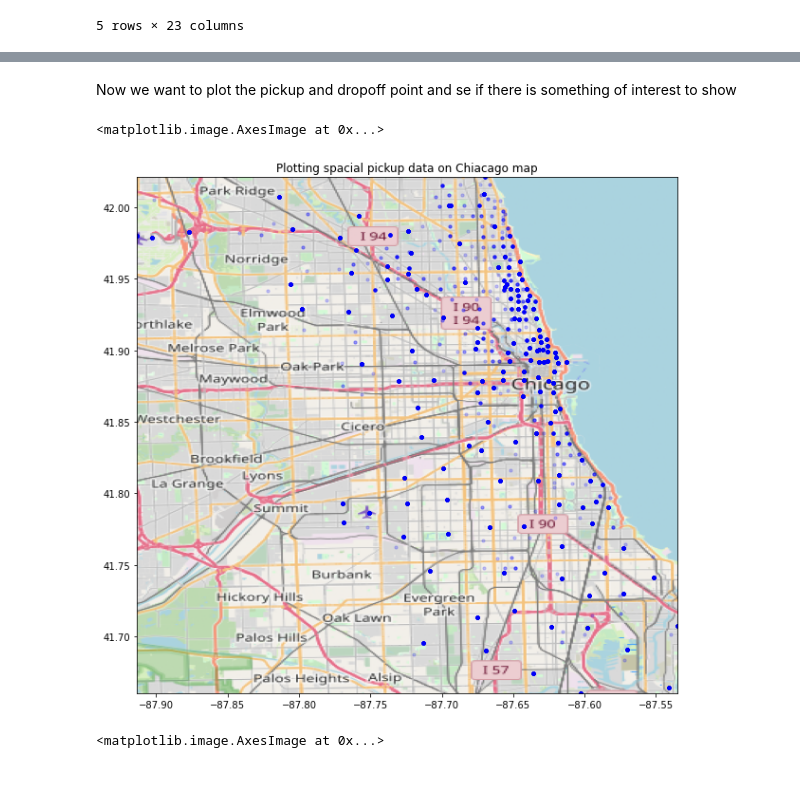
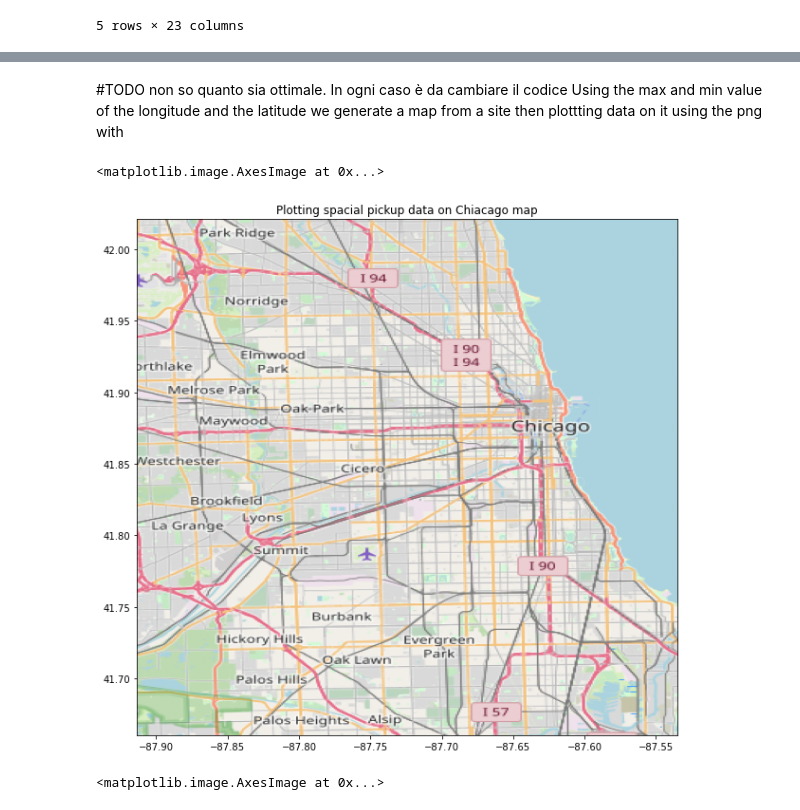
Before and after one commit to LucaCatta97/assignement1, a Jupyter notebook: Assignement1.ipynb, the cells around one changed output, grey strips where cells are left out. Cells and saved outputs as stored; diff of their text form; code cells hidden in the pictures; blank space fills up the shorter version.

```diff
--- a/Assignement1.ipynb
+++ b/Assignement1.ipynb
@@ -34,35 +34,35 @@ data.describe()
 | 50% | 560.000000 | 1.210000 | 1.703132e+10 | 1.703128e+10 | 28.000000 | ... |
 | 75% | 1020.000000 | 3.550000 | 1.703184e+10 | 1.703184e+10 | 32.000000 | ... |
 | max | 85320.000000 | 980.500000 | 1.703198e+10 | 1.703198e+10 | 77.000000 | ... |
-# %% [markdown]
-Now we want to plot the pickup and dropoff point and se if there is something of interest to show
+# %% [markdown]
+#TODO non so quanto sia ottimale. In ogni caso è da cambiare il codice
+Using the max and min value of the longitude and the latitude we generate a map from a site
+then plottting data on it using the png with
 # %%
-conversion_describe_varaible = np.array(data.describe())
+BBox_pickup =(data.describe()['Pickup Centroid Longitude'].values[3], data.describe()['Pickup Centroid Longitude'].values[-1],
+             data.describe()['Pickup Centroid Latitude'].values[3], data.describe()['Pickup Centroid Latitude'].values[-1])
 
-BBox_pickup =(conversion_describe_varaible[3,-3], conversion_describe_varaible[7, -3],
-              conversion_describe_varaible[3, -4], conversion_describe_varaible[7, -4])
+pickup_lat = data['Pickup Centroid Latitude'].values
 
-second_variable_conversion = np.array(data)
-pickup_lat = second_variable_conversion[:,-6]
-pickup_long = second_variable_conversion[:, -5]
+pickup_long = data['Pickup Centroid Latitude'].values
 
-dropoff_lat = second_variable_conversion[:, -3]
-dropoff_long = second_variable_conversion[:, -2]
+dropoff_lat = data['Dropoff Centroid Latitude'].values
+dropoff_long = data['Dropoff Centroid Longitude'].values
 
 mappina = plt.imread("chicago.png")
 
 fig, ax = plt.subplots(figsize = (20,10))
 
 ax.scatter(pickup_long, pickup_lat, zorder =1, alpha =0.2, c ='b', s=10)
 #ax.scatter(dropoff_long, dropoff_lat, zorder =1, alpha=0.2, c ='r',s =10)
 ax.set_title('Plotting spacial pickup data on Chiacago map')
 ax.set_xlim(BBox_pickup[0], BBox_pickup[1])
 ax.set_ylim(BBox_pickup[2], BBox_pickup[3])
 
 ax.imshow(mappina, zorder = 0, extent = BBox_pickup, aspect ='equal')
 # %% [output]
 <matplotlib.image.AxesImage at 0x...>
-[figure, old version]
+[figure, new version]
 # %%
 mappina = plt.imread("chicago.png")
 
```
Also changed, not shown: parts of 2 cells of this notebook.
